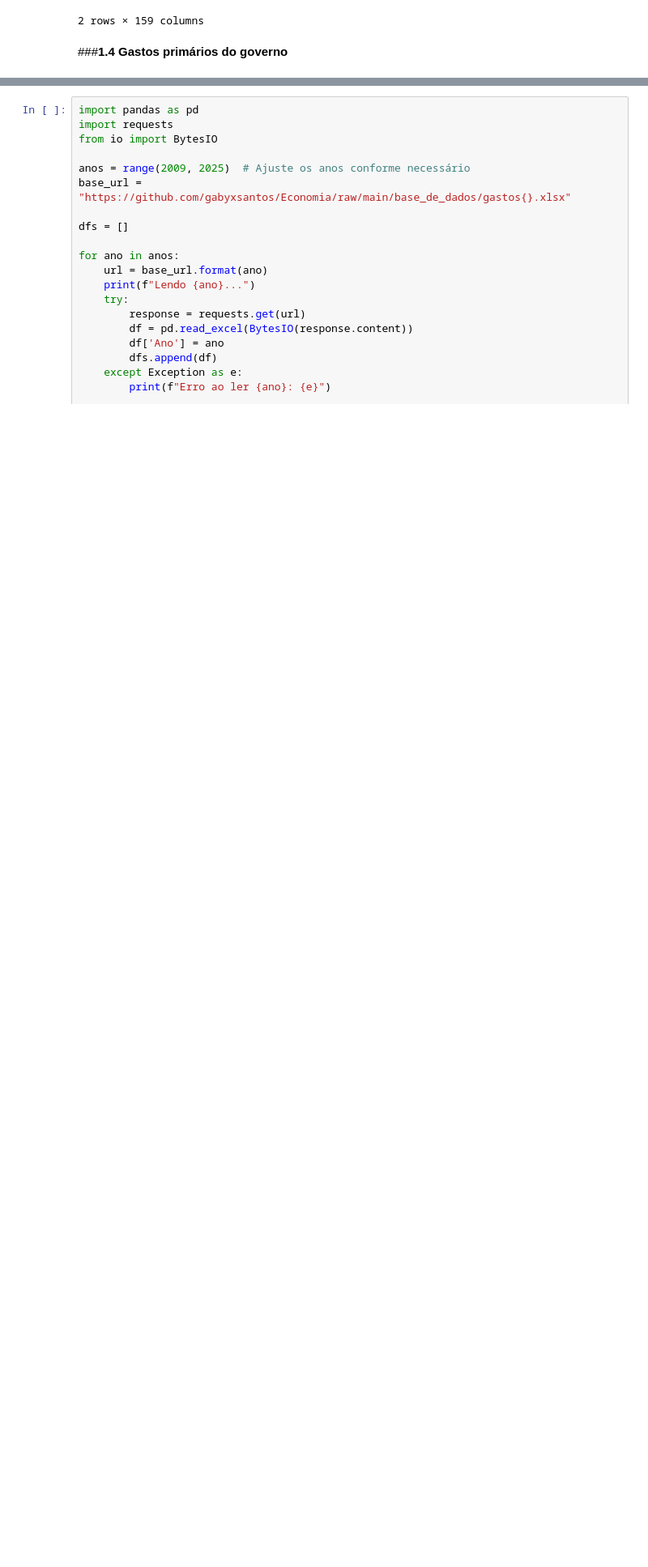
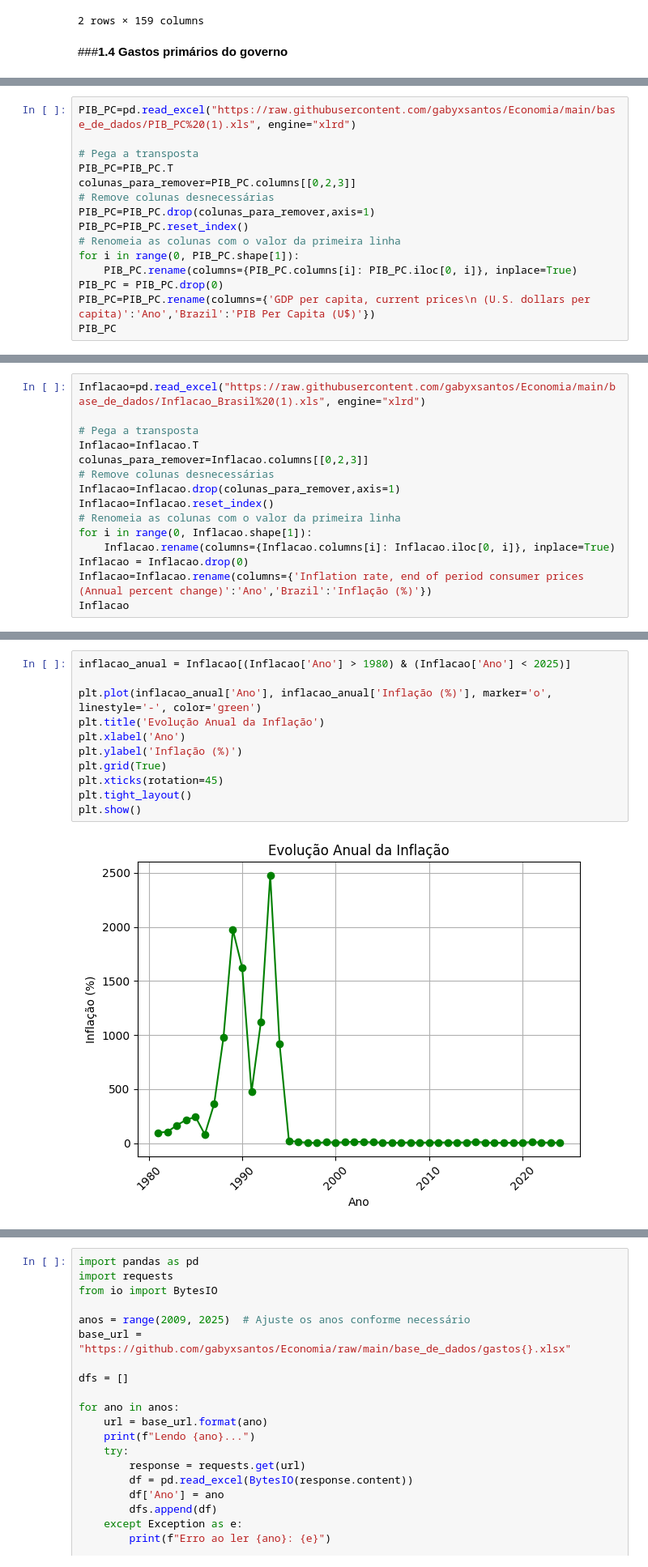
Before and after one commit to gabyxsantos/Economia, a Jupyter notebook: trabalho_pt2.ipynb, the cells around one changed output, grey strips where cells are left out. Shown at 81% size. Saved outputs shown, nothing was run; the diff lists cells and outputs as text; blank space fills up the shorter version.

```diff
--- a/trabalho_pt2.ipynb
+++ b/trabalho_pt2.ipynb
@@ -118,0 +403,15 @@ dados_rendMedio
+# %%
+PIB_PC=pd.read_excel("https://raw.githubusercontent.com/gabyxsantos/Economia/main/base_de_dados/PIB_PC%20(1).xls", engine="xlrd")
+
+# Pega a transposta
+PIB_PC=PIB_PC.T
+colunas_para_remover=PIB_PC.columns[[0,2,3]]
+# Remove colunas desnecessárias
+PIB_PC=PIB_PC.drop(colunas_para_remover,axis=1)
+PIB_PC=PIB_PC.reset_index()
+# Renomeia as colunas com o valor da primeira linha
+for i in range(0, PIB_PC.shape[1]):
+    PIB_PC.rename(columns={PIB_PC.columns[i]: PIB_PC.iloc[0, i]}, inplace=True)
+PIB_PC = PIB_PC.drop(0)
+PIB_PC=PIB_PC.rename(columns={'GDP per capita, current prices\n (U.S. dollars per capita)':'Ano','Brazil':'PIB Per Capita (U$)'})
+PIB_PC
@@ -118,0 +436,15 @@ dados_rendMedio
+# %%
+Inflacao=pd.read_excel("https://raw.githubusercontent.com/gabyxsantos/Economia/main/base_de_dados/Inflacao_Brasil%20(1).xls", engine="xlrd")
+
+# Pega a transposta
+Inflacao=Inflacao.T
+colunas_para_remover=Inflacao.columns[[0,2,3]]
+# Remove colunas desnecessárias
+Inflacao=Inflacao.drop(colunas_para_remover,axis=1)
+Inflacao=Inflacao.reset_index()
+# Renomeia as colunas com o valor da primeira linha
+for i in range(0, Inflacao.shape[1]):
+    Inflacao.rename(columns={Inflacao.columns[i]: Inflacao.iloc[0, i]}, inplace=True)
+Inflacao = Inflacao.drop(0)
+Inflacao=Inflacao.rename(columns={'Inflation rate, end of period consumer prices (Annual percent change)':'Ano','Brazil':'Inflação (%)'})
+Inflacao
@@ -118,0 +559,13 @@ dados_rendMedio
+# %%
+inflacao_anual = Inflacao[(Inflacao['Ano'] > 1980) & (Inflacao['Ano'] < 2025)]
+
+plt.plot(inflacao_anual['Ano'], inflacao_anual['Inflação (%)'], marker='o', linestyle='-', color='green')
+plt.title('Evolução Anual da Inflação')
+plt.xlabel('Ano')
+plt.ylabel('Inflação (%)')
+plt.grid(True)
+plt.xticks(rotation=45)
+plt.tight_layout()
+plt.show()
+# %% [output]
+[figure, added]
```
Also changed, not shown: parts of 71 cells of this notebook.
